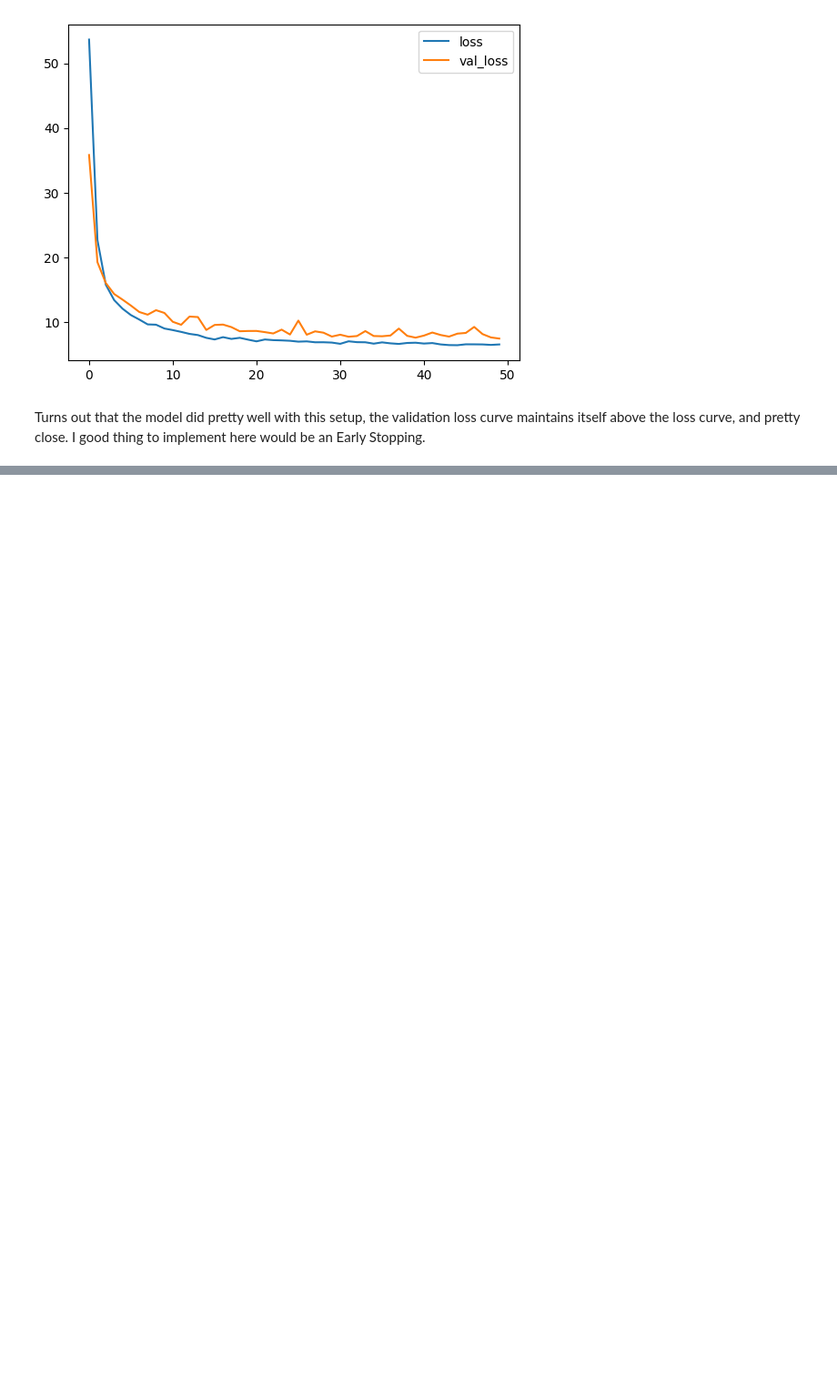
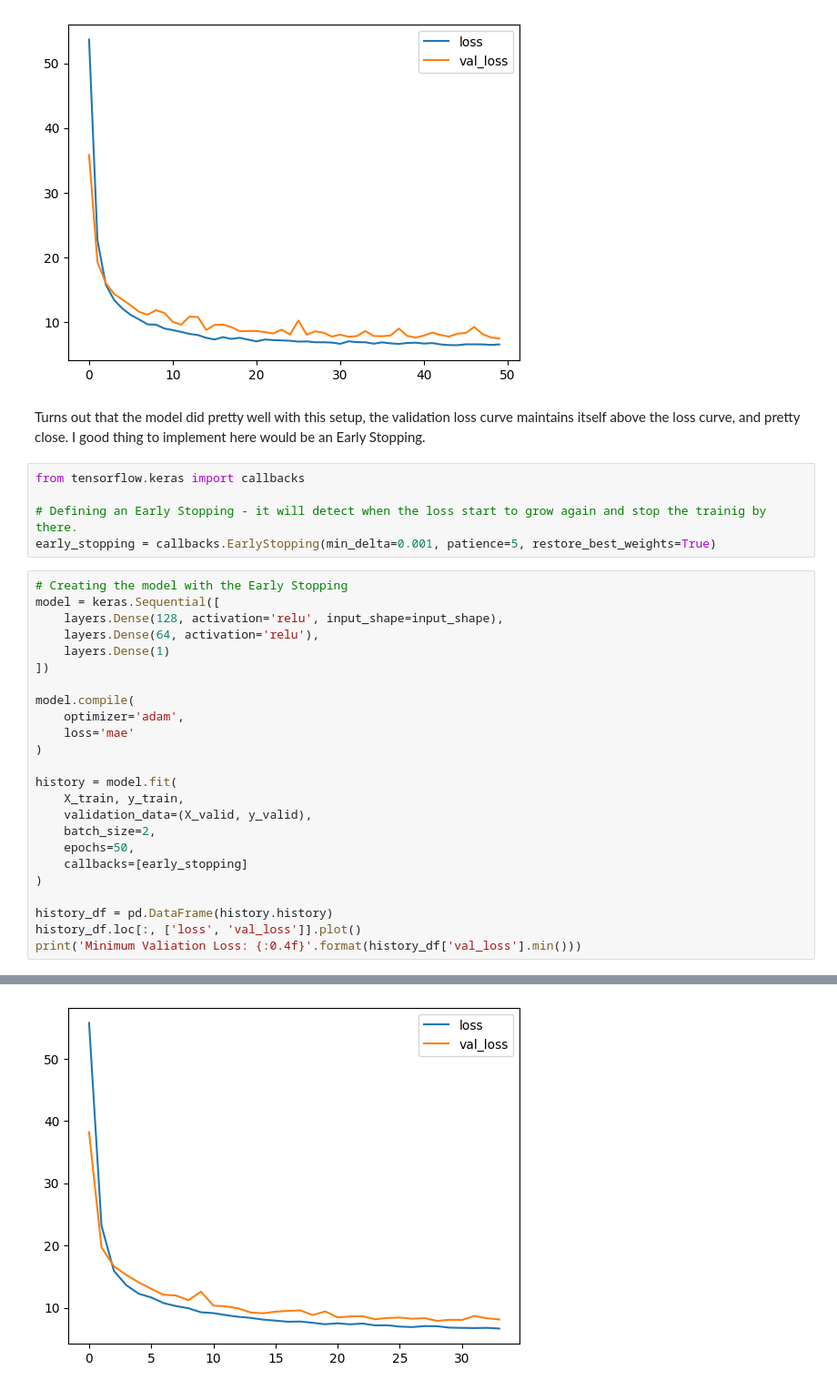
Before and after one commit to uricampos/mesothelioma-deaths-england, a Jupyter notebook: mesothelioma-deaths-england.ipynb, the cells around one changed output, grey strips where cells are left out. Shown at 91% size. Saved outputs shown, nothing was run; the diff lists cells and outputs as text; blank space fills up the shorter version.

```diff
--- a/mesothelioma-deaths-england.ipynb
+++ b/mesothelioma-deaths-england.ipynb
@@ -135,3 +135,33 @@ Minimum Validtaion Loss: 7.4235
 [figure]
 # %% [markdown]
 Turns out that the model did pretty well with this setup, the validation loss curve maintains itself above the loss curve, and pretty close. I good thing to implement here would be an Early Stopping.
+# %%
+from tensorflow.keras import callbacks
+
+# Defining an Early Stopping - it will detect when the loss start to grow again and stop the trainig by there.
+early_stopping = callbacks.EarlyStopping(min_delta=0.001, patience=5, restore_best_weights=True)
+# %%
+# Creating the model with the Early Stopping
+model = keras.Sequential([
+    layers.Dense(128, activation='relu', input_shape=input_shape),
+    layers.Dense(64, activation='relu'),
+    layers.Dense(1)
+])
+
+model.compile(
+    optimizer='adam',
+    loss='mae'
+)
+
+history = model.fit(
+    X_train, y_train,
+    validation_data=(X_valid, y_valid),
+    batch_size=2,
+    epochs=50,
+    callbacks=[early_stopping]
+)
+
+history_df = pd.DataFrame(history.history)
+history_df.loc[:, ['loss', 'val_loss']].plot()
+print('Minimum Valiation Loss: {:0.4f}'.format(history_df['val_loss'].min()))
+# %% [output]
@@ -137,0 +185 @@ Turns out that the model did pretty well with this setup, the validation loss cu
+[figure, added]
```
Also changed, not shown: parts of 10 cells of this notebook.
